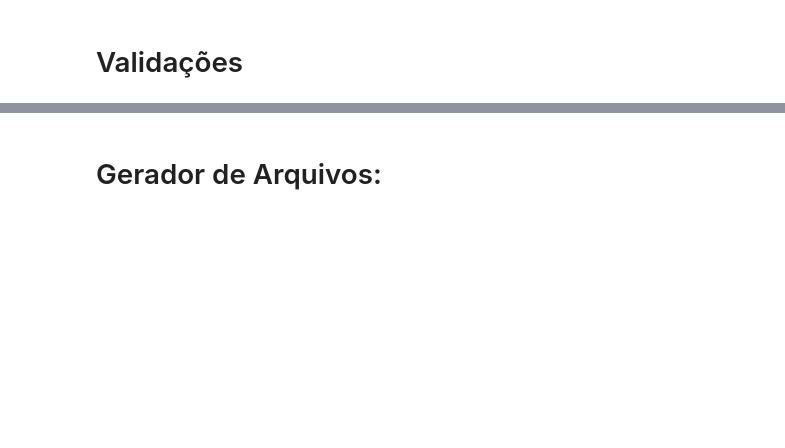
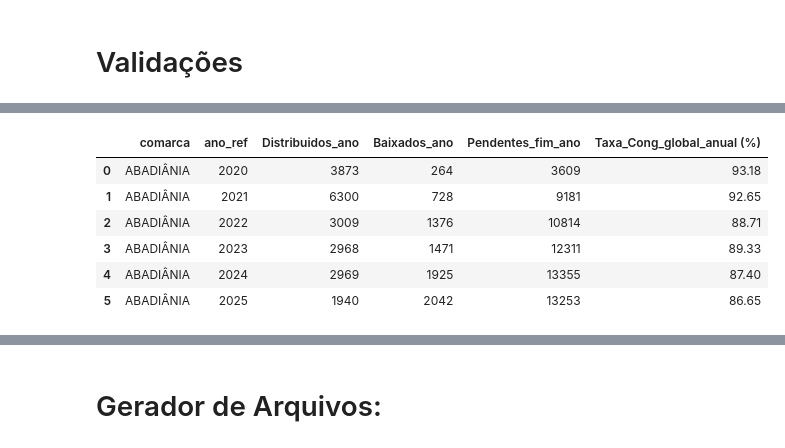
Before and after one commit to dvjuliocesar/TJGO_Projeto7_TxCongGeral, a Jupyter notebook: tx_updated.ipynb, the cells around one changed output, grey strips where cells are left out. Drawn from its saved outputs; the diff is of its cells as text; code cells hidden in the pictures; blank space fills up the shorter version.

```diff
--- a/tx_updated.ipynb
+++ b/tx_updated.ipynb
@@ -136,0 +466,10 @@ df_global_mes.head(12)
+# %%
+df_global_anual.head(6)
+# %% [output]
+|  | comarca | ano_ref | Distribuidos_ano | Baixados_ano | Pendentes_fim_ano | Taxa_Cong_global_anual (%) |
+| 0 | ABADIÂNIA | 2020 | 3873 | 264 | 3609 | 93.18 |
+| 1 | ABADIÂNIA | 2021 | 6300 | 728 | 9181 | 92.65 |
+| 2 | ABADIÂNIA | 2022 | 3009 | 1376 | 10814 | 88.71 |
+| 3 | ABADIÂNIA | 2023 | 2968 | 1471 | 12311 | 89.33 |
+| 4 | ABADIÂNIA | 2024 | 2969 | 1925 | 13355 | 87.40 |
+| 5 | ABADIÂNIA | 2025 | 1940 | 2042 | 13253 | 86.65 |
```
Also changed, not shown: parts of 35 cells of this notebook.
